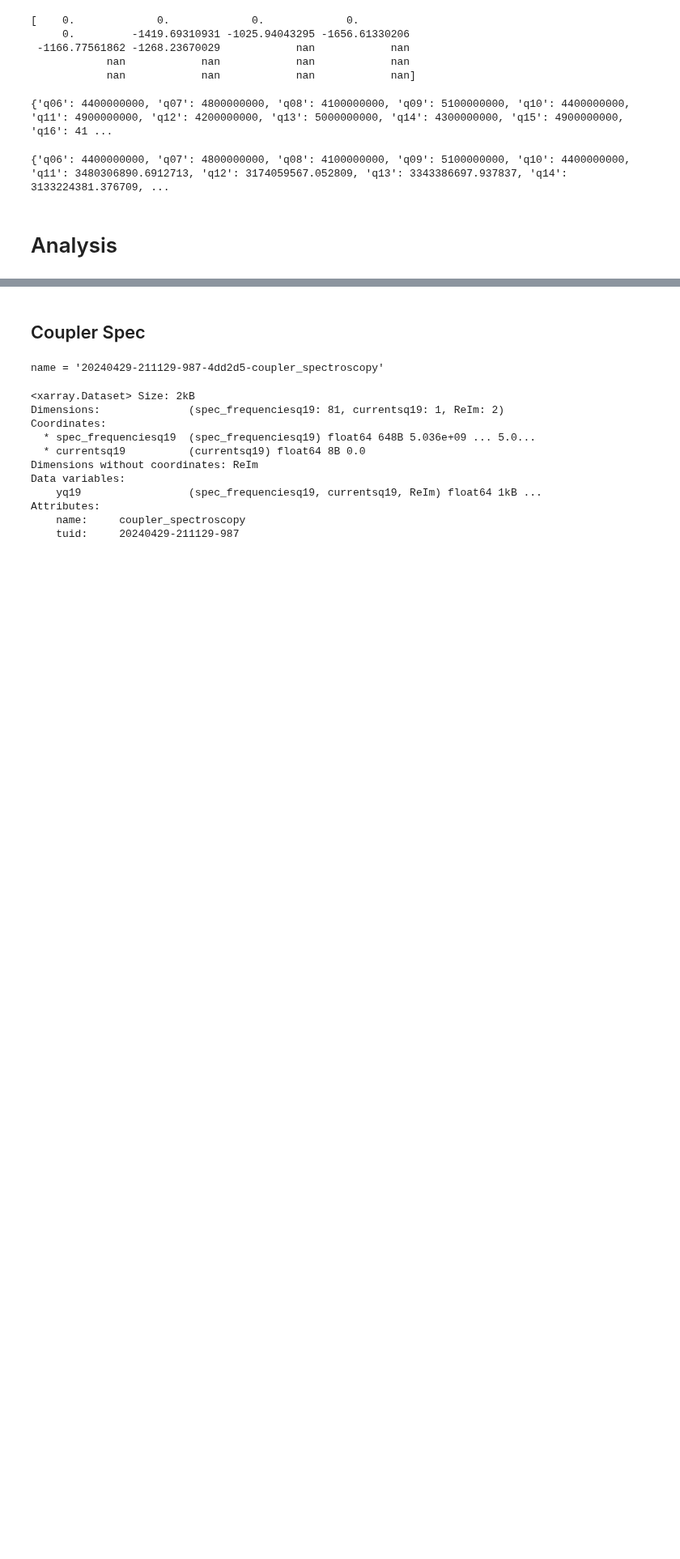
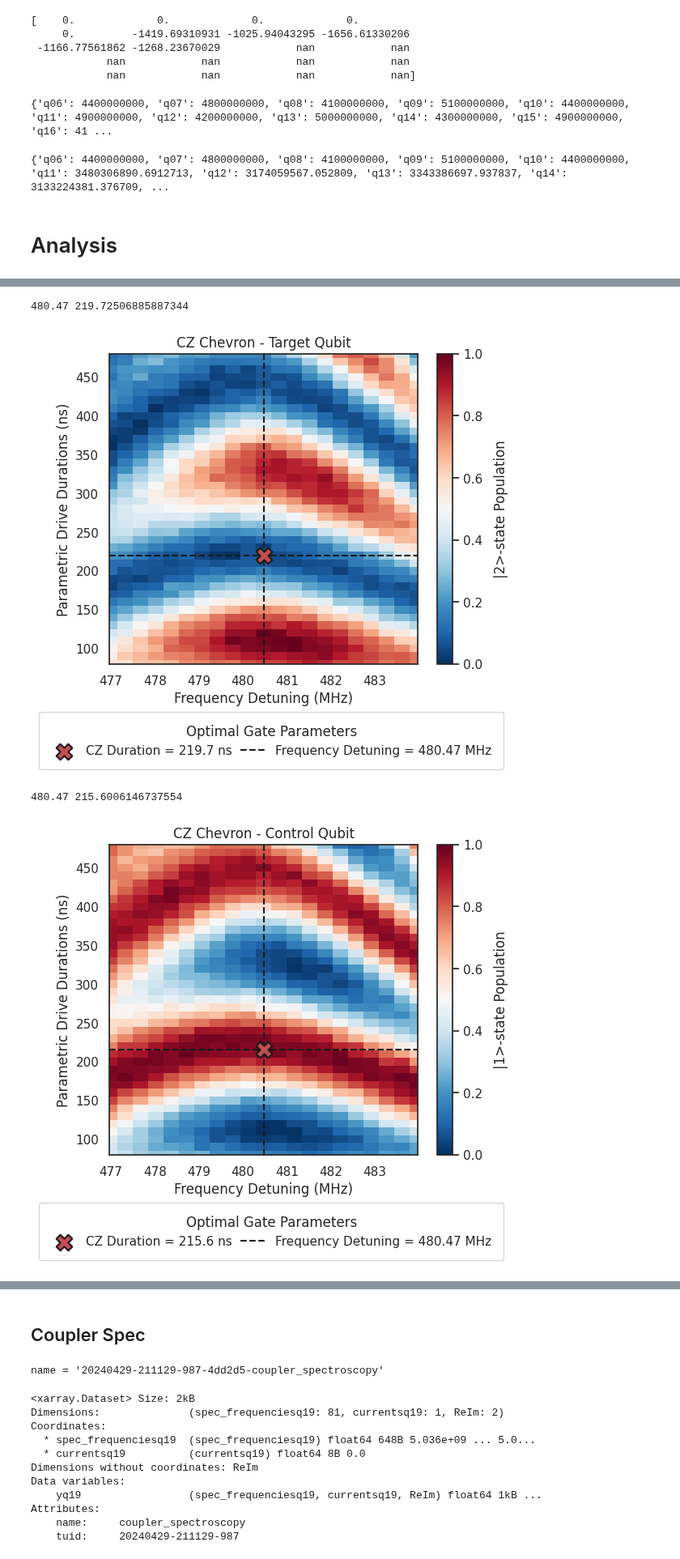
Before and after one commit to tergite/tergite-autocalibration, a Jupyter notebook: calibration_analysis.ipynb, the cells around one changed output, grey strips where cells are left out. Shown at 81% size. Saved outputs shown, nothing was run; the diff lists cells and outputs as text; code cells hidden in the pictures; blank space fills up the shorter version.

```diff
--- a/calibration_analysis.ipynb
+++ b/calibration_analysis.ipynb
@@ -355,3 +374,14 @@ Coordinates:
+# %%
+import numpy as np
+import matplotlib.pyplot as plt
+from xarray import load_dataset
+# from workers.post_processing_worker import Multiplexed_Analysis
+# dp = r"data_directory/20231106/20231106-155442-755-1ff0de-cz_chevron/dataset.hdf5"
+# dp = r'data_directory/20231108/20231108-165449-319-ec0bc2-cz_chevron/dataset.hdf5'
+# dp = r'dataset_chevron.hdf5'
+# dp = r'data_directory/20231210/20231210-010603-733-d6dce1-cz_chevron/dataset.hdf5'
+dp = r'data_dir/20240513/20240513-184444-655-609e5f-cz_chevron/dataset0.hdf5'
+ds = load_dataset(dp)
 # %%
 ds
 # %% [output]
@@ -370,0 +401,64 @@ Attributes:
+# %%
+for qubit in ['q19','q20']:
+    freq = ds[f'cz_pulse_frequenciesq19_q20'].values/1e6
+    amp = ds[f'cz_pulse_durationsq19_q20'].values*1e9
+    magnitudes = np.array([[np.linalg.norm(u) for u in v] for v in ds[f'y{qubit}']])
+    magnitudes = np.transpose((magnitudes - np.min(magnitudes))/(np.max(magnitudes)-np.min(magnitudes)))
+    fit_results = []
+    for magnitude in magnitudes:
+        model = ChevronModel()
+        # magnitude = np.transpose(values)[15]
+        fit_amplitudes = np.linspace( amp[0], amp[-1], 400)
+        guess = model.guess(magnitude, drive_amp=amp)
+        fit_result = model.fit(magnitude, params=guess, drive_amp=amp)
+        fit_y = model.eval(fit_result.params, **{model.independent_vars[0]: fit_amplitudes})
+        fit_results.append(fit_result)
+        # plt.plot(y,magnitude,'.r')
+        # plt.plot(fit_amplitudes,fit_y,'--b')
+    qois = np.transpose([[np.abs(fit.result.params[p].value) for p in ['amplitude','duration']] for fit in fit_results])
+    # print(qois)
+    qois = np.transpose([(q-np.min(q))/np.max(q) for q in qois])
+    opt_id = np.argmax(np.prod(qois,axis=1))
+    if int(qubit[1:]) % 2 == 0:
+        # opt_id = np.argmax(np.sum(qois,axis=1))
+        qubit_type = 'Control'
+    else:
+        # opt_id = np.argmin(np.diff(qois,axis=1))
+        qubit_type = 'Target'
+    opt_freq = freq[opt_id]
+    opt_cz = fit_results[opt_id].result.params['cz'].value
+    opt_swap = fit_results[opt_id].result.params['swap'].value
+    opt_id,opt_freq,opt_cz,opt_swap
+    print(opt_freq,opt_cz)
+    import seaborn as sns
+    sns.set_theme(style="white")
+    %matplotlib inline
+    plt.figure(figsize=(6,6))
+    fig = plt.pcolormesh(freq,amp,np.transpose(magnitudes),shading='nearest',cmap='RdBu_r')
+    plt.scatter(opt_freq,opt_cz,c='r',label = 'CZ Duration = {:.1f} ns'.format(opt_cz),marker='X',s=200,edgecolors='k', linewidth=1.5,zorder=10)
+    # plt.scatter(opt_swap,opt_freq,c='b',label = 'SWAP12 Duration= {:.2f} V'.format(opt_swap),marker='X',s=200,edgecolors='k', linewidth=1.5,zorder=10)
+    plt.vlines(opt_freq,amp[0],amp[-1],label = 'Frequency Detuning = {:.2f} MHz'.format(opt_freq),colors='k',linestyles='--',linewidth=1.5)
+    plt.hlines(opt_cz,freq[0],freq[-1],colors='k',linestyles='--',linewidth=1.5)
+
+    plt.legend(loc = 'lower center', bbox_to_anchor=(-0.25, -0.36, 1.55, .102), mode='expand', ncol=2,
+                title = 'Optimal Gate Parameters', columnspacing=200,borderpad=1)
+    # plt.legend(loc = 'lower center', bbox_to_anchor=(-0.037, -0.3, 1.2, .102), mode='expand', ncol=3,
+    #                     title = 'Optimal Gate Parameters', columnspacing=100,borderpad=1)
+    cbar = plt.colorbar(fig)
+    if qubit_type == 'Control':
+        cbar.set_label('|1>-state Population', labelpad=10)
+    else:
+        cbar.set_label('|2>-state Population', labelpad=10)
+    plt.xlim([freq[0],freq[-1]])
+    plt.ylim([amp[0],amp[-1]])
+    plt.ylabel('Parametric Drive Durations (ns)')
+    plt.xlabel('Frequency Detuning (MHz)')
+    plt.title(f'CZ Chevron - {qubit_type} Qubit')
+    plt.tight_layout()
+    plt.savefig(f'CZ Chevron {qubit}.png',dpi=300, bbox_inches='tight')
+    plt.show()
+# %% [output]
+480.47 219.72506885887344
+[figure, added]
+480.47 215.6006146737554
+[figure, added]
```
Also changed, not shown: parts of 19 cells of this notebook, 24 other files.
